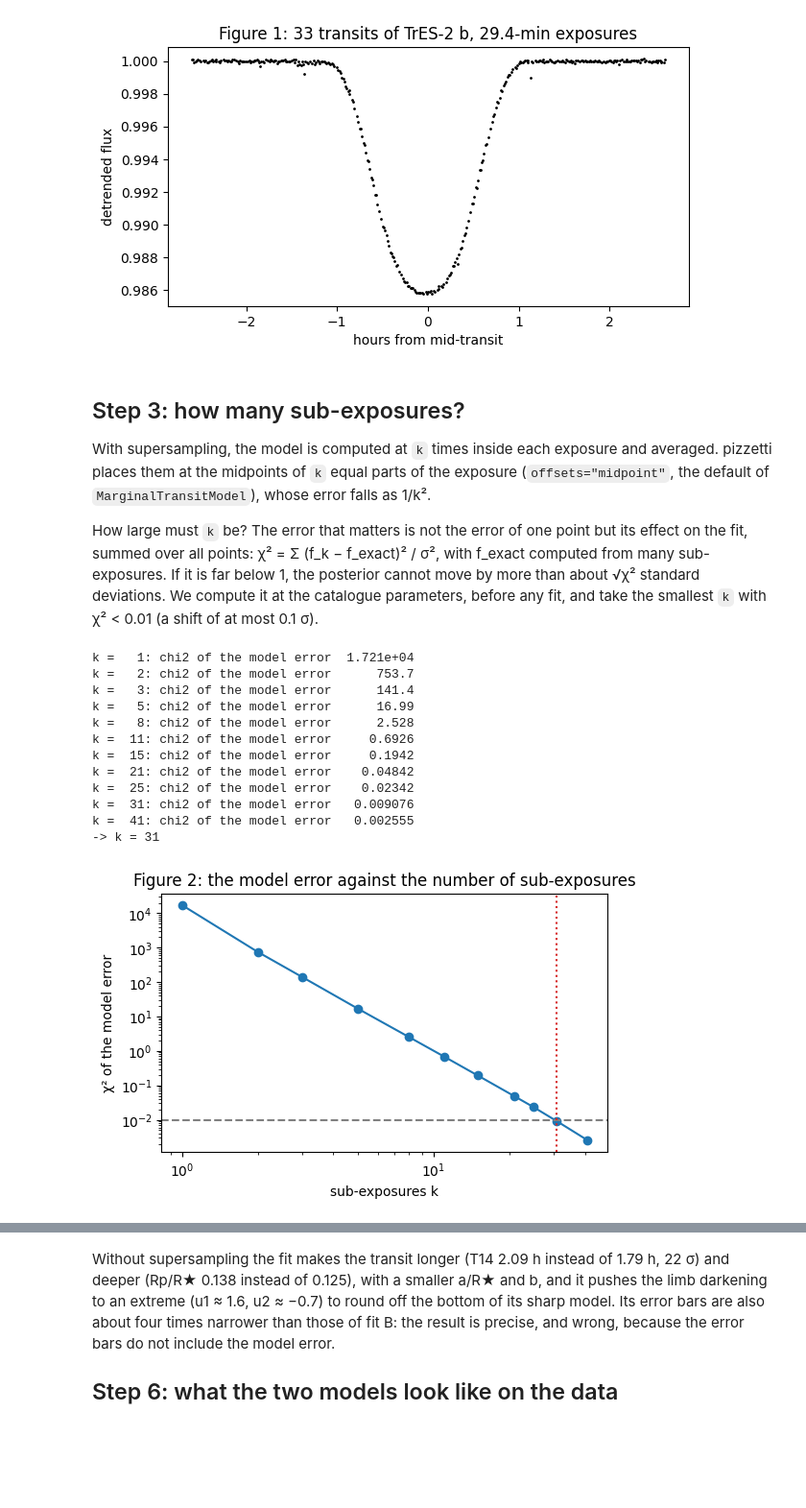
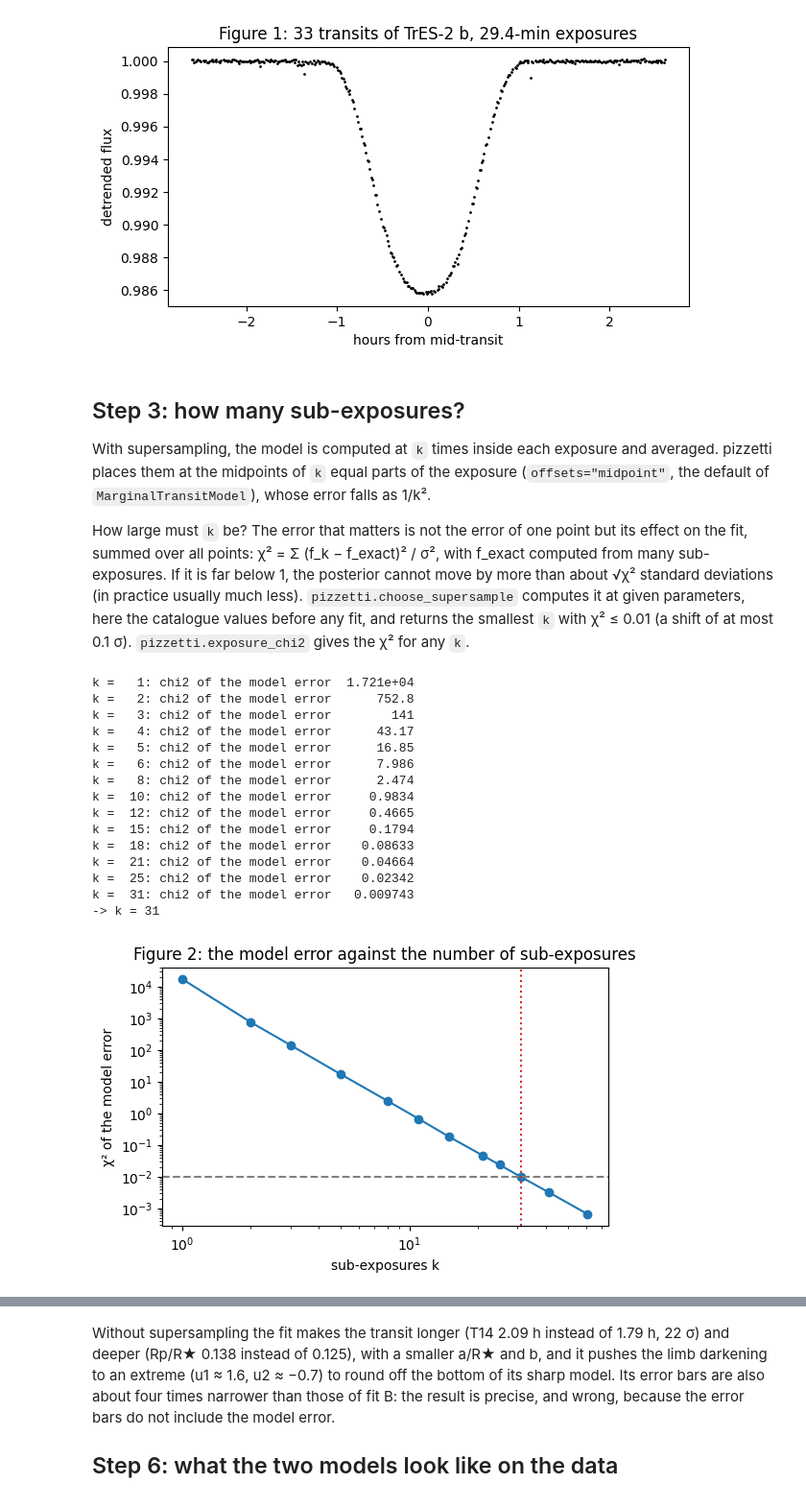
Before and after one commit to hippke/pizzetti, a Jupyter notebook: examples/22_supersampling_a_fit_with_long_exposures.ipynb, the cells around one changed output, grey strips where cells are left out. Shown at 96% size. Cells and saved outputs as stored; diff of their text form; code cells hidden in the pictures; blank space fills up the shorter version.

```diff
--- a/examples/22_supersampling_a_fit_with_long_exposures.ipynb
+++ b/examples/22_supersampling_a_fit_with_long_exposures.ipynb
@@ -83,45 +86,45 @@ falls as 1/k².
 
 How large must `k` be? The error that matters is not the error of one point but its effect on the fit, summed over all
 points: χ² = Σ (f_k − f_exact)² / σ², with f_exact computed from many sub-exposures. If it is far below 1, the
-posterior cannot move by more than about √χ² standard deviations. We compute it at the catalogue parameters, before
-any fit, and take the smallest `k` with χ² < 0.01 (a shift of at most 0.1 σ).
+posterior cannot move by more than about √χ² standard deviations (in practice usually much less).
+`pizzetti.choose_supersample` computes it at given parameters, here the catalogue values before any fit, and returns
+the smallest `k` with χ² ≤ 0.01 (a shift of at most 0.1 σ). `pizzetti.exposure_chi2` gives the χ² for any `k`.
 # %%
 params = pizzetti.TransitParams()
 params.t0, params.per, params.rp, params.a = t0, period, 0.1254, 7.64       # catalogue values as a first guess
 params.inc = np.degrees(np.arccos(0.843 / 7.64))
 params.ecc, params.w, params.limb_dark, params.u = 0.0, 90.0, "quadratic", [0.4, 0.25]
 
-def exposure_average(k):
-    m = pizzetti.TransitModel(params, time, supersample_factor=k, exp_time=exposure if k > 1 else 0.0, offsets="midpoint")
-    return m.light_curve(params)
-
-exact = exposure_average(101)
-ks = np.array([1, 2, 3, 5, 8, 11, 15, 21, 25, 31, 41])
-chi2 = np.array([np.sum((exposure_average(k) - exact) ** 2) / sigma ** 2 for k in ks])
-k_fit = int(ks[np.argmax(chi2 < 0.01)])
-for k, c in zip(ks, chi2):
+k_fit, table = pizzetti.choose_supersample(params, time, exposure, sigma, return_table=True)
+for k, c in table.items():
     print(f"k = {k:3d}: chi2 of the model error {c:10.4g}")
 print(f"-> k = {k_fit}")
+
+ks = np.array([1, 2, 3, 5, 8, 11, 15, 21, 25, 31, 41, 61])
+chi2 = np.array([pizzetti.exposure_chi2(params, time, exposure, sigma, k) for k in ks])
 
 plt.figure(figsize=(6, 3.5))
 plt.loglog(ks, chi2, "o-")
 plt.axhline(0.01, color="0.5", ls="--"); plt.axvline(k_fit, color="C3", ls=":")
 plt.xlabel("sub-exposures k"); plt.ylabel("χ² of the model error")
 plt.title("Figure 2: the model error against the number of sub-exposures");
 # %% [output]
 k =   1: chi2 of the model error  1.721e+04
-k =   2: chi2 of the model error      753.7
-k =   3: chi2 of the model error      141.4
-k =   5: chi2 of the model error      16.99
-k =   8: chi2 of the model error      2.528
-k =  11: chi2 of the model error     0.6926
-k =  15: chi2 of the model error     0.1942
-k =  21: chi2 of the model error    0.04842
+k =   2: chi2 of the model error      752.8
+k =   3: chi2 of the model error        141
+k =   4: chi2 of the model error      43.17
+k =   5: chi2 of the model error      16.85
+k =   6: chi2 of the model error      7.986
+k =   8: chi2 of the model error      2.474
+k =  10: chi2 of the model error     0.9834
+k =  12: chi2 of the model error     0.4665
+k =  15: chi2 of the model error     0.1794
+k =  18: chi2 of the model error    0.08633
+k =  21: chi2 of the model error    0.04664
 k =  25: chi2 of the model error    0.02342
-k =  31: chi2 of the model error   0.009076
-k =  41: chi2 of the model error   0.002555
+k =  31: chi2 of the model error   0.009743
 -> k = 31
-[figure, old version]
+[figure, new version]
 # %% [markdown]
 Without supersampling (k = 1) the model is off by a χ² of about 17 000: the fit will have to compensate. The error then
 falls as 1/k⁴ (1/k² per point, squared). A common rule of thumb, one sub-exposure per 2 minutes of exposure (k = 15 here),
```
Also changed, not shown: parts of 9 cells of this notebook, 7 other files.
